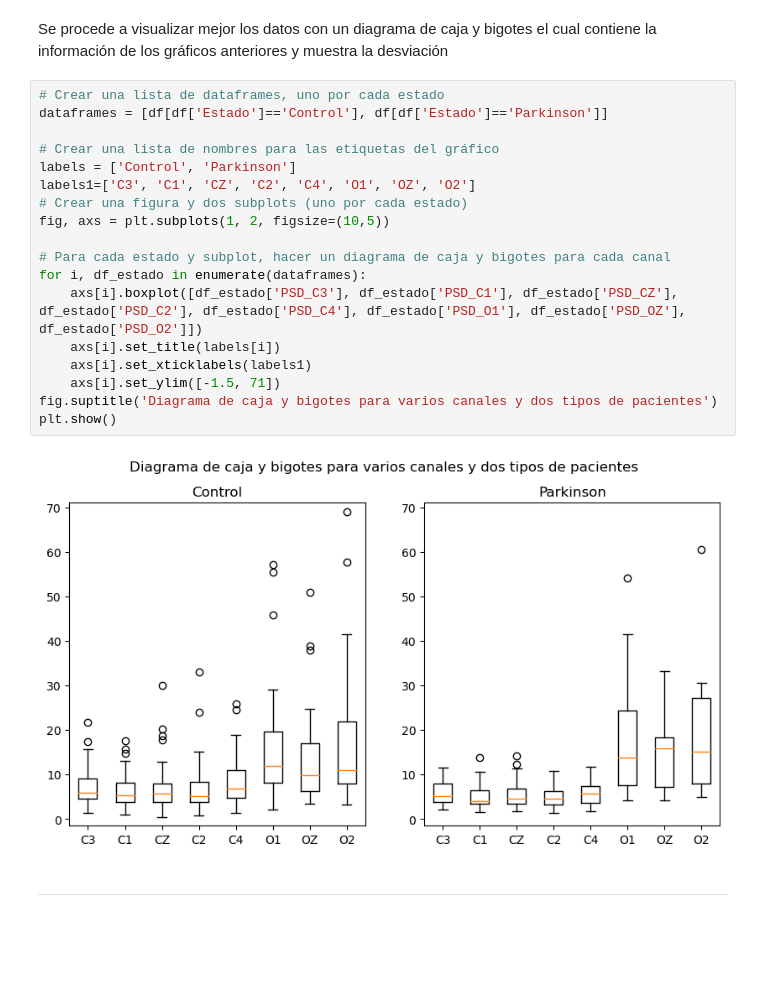
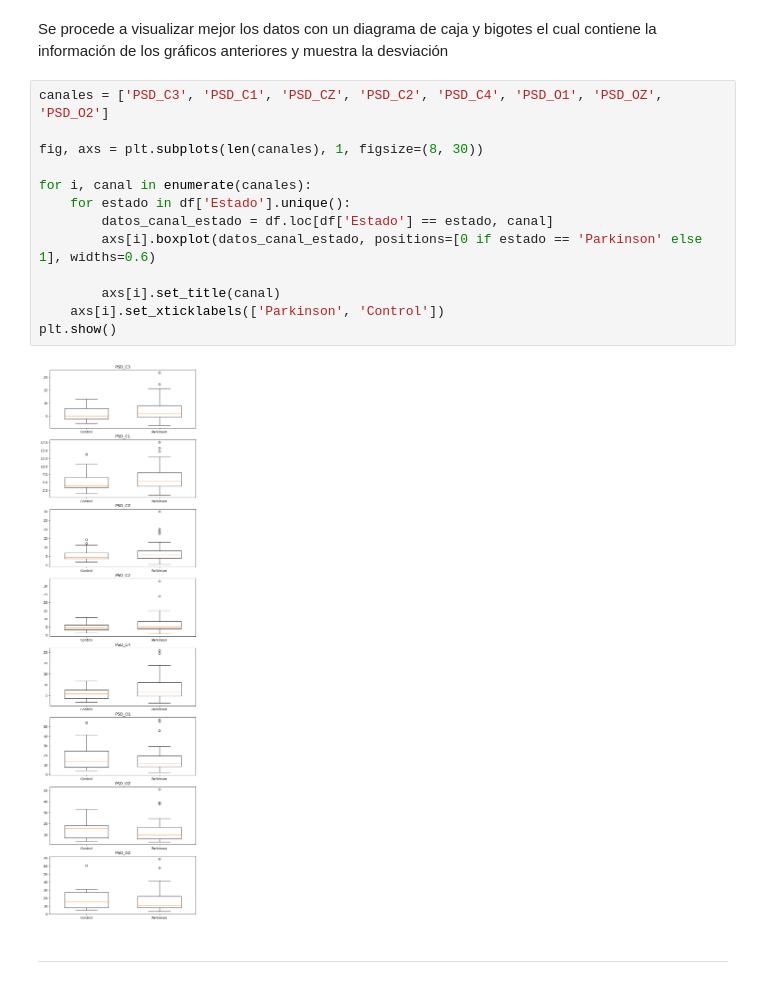
Before and after one commit to Astolfo2332/Parkinson_difference, a Jupyter notebook: Proyecto 2/Proyecto_2.ipynb, the cells around one changed output. Saved outputs shown, nothing was run; the diff lists cells and outputs as text; blank space fills up the shorter version.

```diff
--- a/Proyecto 2/Proyecto_2.ipynb
+++ b/Proyecto 2/Proyecto_2.ipynb
@@ -334,26 +325,21 @@ grafhist(parkinson)
 Los datos no parecen seguir una distribución normal, requerida para realizar una prueba T
 # %% [markdown]
 Se procede a visualizar mejor los datos con un diagrama de caja y bigotes el cual contiene la información de los gráficos anteriores y muestra la desviación
-# %%
-# Crear una lista de dataframes, uno por cada estado
-dataframes = [df[df['Estado']=='Control'], df[df['Estado']=='Parkinson']]
-
-# Crear una lista de nombres para las etiquetas del gráfico
-labels = ['Control', 'Parkinson']
-labels1=['C3', 'C1', 'CZ', 'C2', 'C4', 'O1', 'OZ', 'O2']
-# Crear una figura y dos subplots (uno por cada estado)
-fig, axs = plt.subplots(1, 2, figsize=(10,5))
-
-# Para cada estado y subplot, hacer un diagrama de caja y bigotes para cada canal
-for i, df_estado in enumerate(dataframes):
-    axs[i].boxplot([df_estado['PSD_C3'], df_estado['PSD_C1'], df_estado['PSD_CZ'], df_estado['PSD_C2'], df_estado['PSD_C4'], df_estado['PSD_O1'], df_estado['PSD_OZ'], df_estado['PSD_O2']])
-    axs[i].set_title(labels[i])
-    axs[i].set_xticklabels(labels1)
-    axs[i].set_ylim([-1.5, 71])
-fig.suptitle('Diagrama de caja y bigotes para varios canales y dos tipos de pacientes')
-plt.show()
-# %% [output]
-[figure, removed]
+# %%
+canales = ['PSD_C3', 'PSD_C1', 'PSD_CZ', 'PSD_C2', 'PSD_C4', 'PSD_O1', 'PSD_OZ', 'PSD_O2']
+
+fig, axs = plt.subplots(len(canales), 1, figsize=(8, 30))
+
+for i, canal in enumerate(canales):
+    for estado in df['Estado'].unique():
+        datos_canal_estado = df.loc[df['Estado'] == estado, canal]
+        axs[i].boxplot(datos_canal_estado, positions=[0 if estado == 'Parkinson' else 1], widths=0.6)
+
+        axs[i].set_title(canal)
+    axs[i].set_xticklabels(['Parkinson', 'Control'])
+plt.show()
+# %% [output]
+[figure, added]
 # %% [markdown]
 ---
 # %% [markdown]
```
Also changed, not shown: parts of 38 cells of this notebook, 2 other files.
